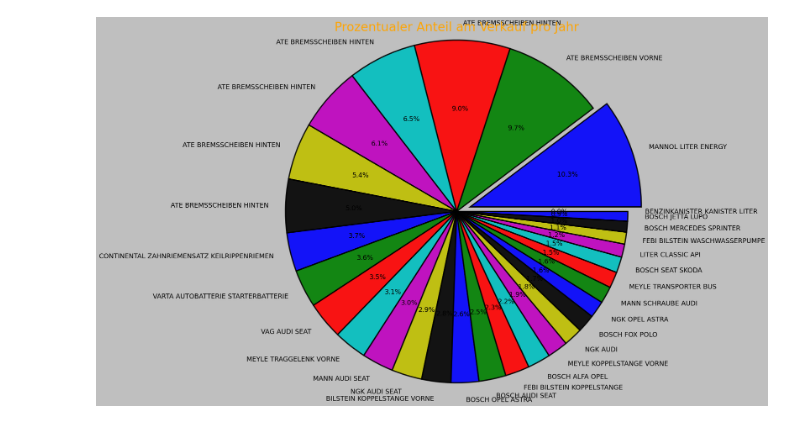
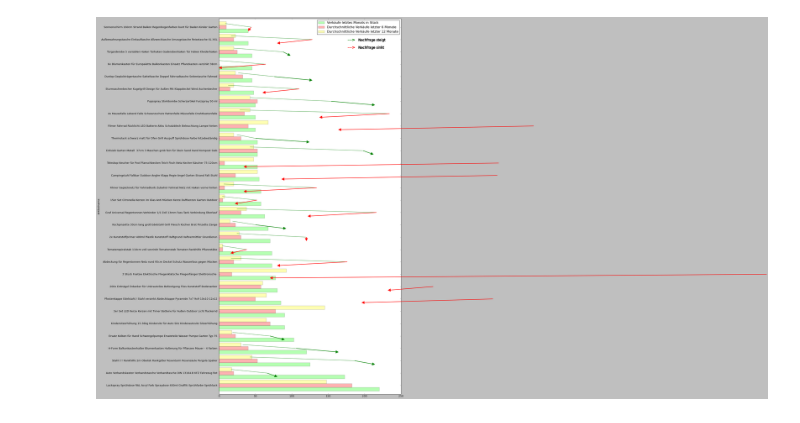
Before and after one commit to isaacduong/eBay_Amazon_dpd_data_analyzer, a Jupyter notebook: sales_analysis.ipynb, the cells around one changed output. Drawn from its saved outputs; the diff is of its cells as text; code cells hidden in the pictures.

```diff
--- a/sales_analysis.ipynb
+++ b/sales_analysis.ipynb
@@ -358,2 +384,71 @@ def trend_comparedplot(df,true_sales=True):
+# %%
+def short_item_name(text, words=3):
+
+    #pattern=r'\b\w+\b' # pattern to find words
+    pattern =r'\b[a-zA-Z]{3,20}\b'
+    match = re.findall(pattern,text)
+    text = ' '.join(match[:words]) # show only some words
+    return text
+
+
+best_selling_revenue['Art_Name'] = best_selling_revenue.Artikelname.apply(short_item_name)
+# %%
+def trend_comparedplot(df,true_sales=True):
+
+    bestsellers=df.set_index('Artikelname').loc[:,['Verkäufe letztes Monats in Stück',
+                           'Durchschnittliche Verkäufe letzter 6 Monate',
+                           'Durchschnittliche Verkäufe letzter 12 Monate']]
+    bestsellers = bestsellers*CFG.feedback_quote if true_sales else bestsellers
+    ax=bestsellers.plot(kind='barh',
+                    figsize=(15,30),
+                    color=['#0bff01','#fe0000','#fdfe02'],
+                    edgecolor='black',
+                    width=0.9,
+                    alpha = 0.3
+                    );
+
+    for i in range(len(df.index)):
+        color1 ='g' if (df.iloc[i,3]/2>df.iloc[i,4]/2) else 'r'
+        color2= 'g' if (df.iloc[i,2]/2>df.iloc[i,3]/2) else 'r'
+        if true_sales:
+            ax.annotate('',xy =( df.iloc[i,3]*2,df.index[i]),
+                            xytext =(df.iloc[i,4]*2,df.index[i]+0.3),
+                            arrowprops = dict(color =color1,
+                                              arrowstyle='-',
+                                              #width=1
+                                             ))
+            ax.annotate('',xy =( df.iloc[i,2]*2,df.index[i]-0.3),
+                            xytext =(df.iloc[i,3]*2,df.index[i]),
+                            arrowprops = dict(color =color2,
+                                              #arrowstyle='->',
+                                             width=1
+                                             ))
+        else:
+                ax.annotate('',xy =( df.iloc[i,3]/2,df.index[i]),
+                                xytext =(df.iloc[i,4]/2,df.index[i]+0.3),
+                                arrowprops = dict(color =color1,
+                                                  arrowstyle='-',
+                                                  #width=1
+                                                 ))
+                ax.annotate('',xy =( df.iloc[i,2]/2,df.index[i]-0.3),
+                                xytext =(df.iloc[i,3]/2,df.index[i]),
+                                arrowprops = dict(color =color2,
+                                                  #arrowstyle='->',
+                                                 width=1
+                                                 ))
+        ax.text(0.7, 0.94, ' --->' ,
+                transform=ax.transAxes,color ='g',fontsize=18 )
+        ax.text(0.76, 0.94, ' Nachfrage steigt',
+                transform=ax.transAxes,fontsize=15  )
+        ax.text(0.7, 0.92, ' --->' ,
+                transform=ax.transAxes,color ='r',fontsize=18 )
+        ax.text(0.76, 0.92, ' Nachfrage sinkt',
+                transform=ax.transAxes,fontsize=15  )
+
+        plt.savefig(f'{CFG.path}/Verkaufstrend(3).pdf',bbox_inches='tight')
+
+trend_comparedplot(best_selling_revenue)
+# %% [output]
+[figure, added]
 # %%
 def plot_product_revenue(df,num=25):
@@ -377,4 +485,0 @@ def plot_product_revenue(df,num=25):
-# %%
-plot_product_revenue(final_df,num=num_bestsellers)
-# %% [output]
-[figure, removed]
```
Also changed, not shown: parts of 45 cells of this notebook, 1 other file.
